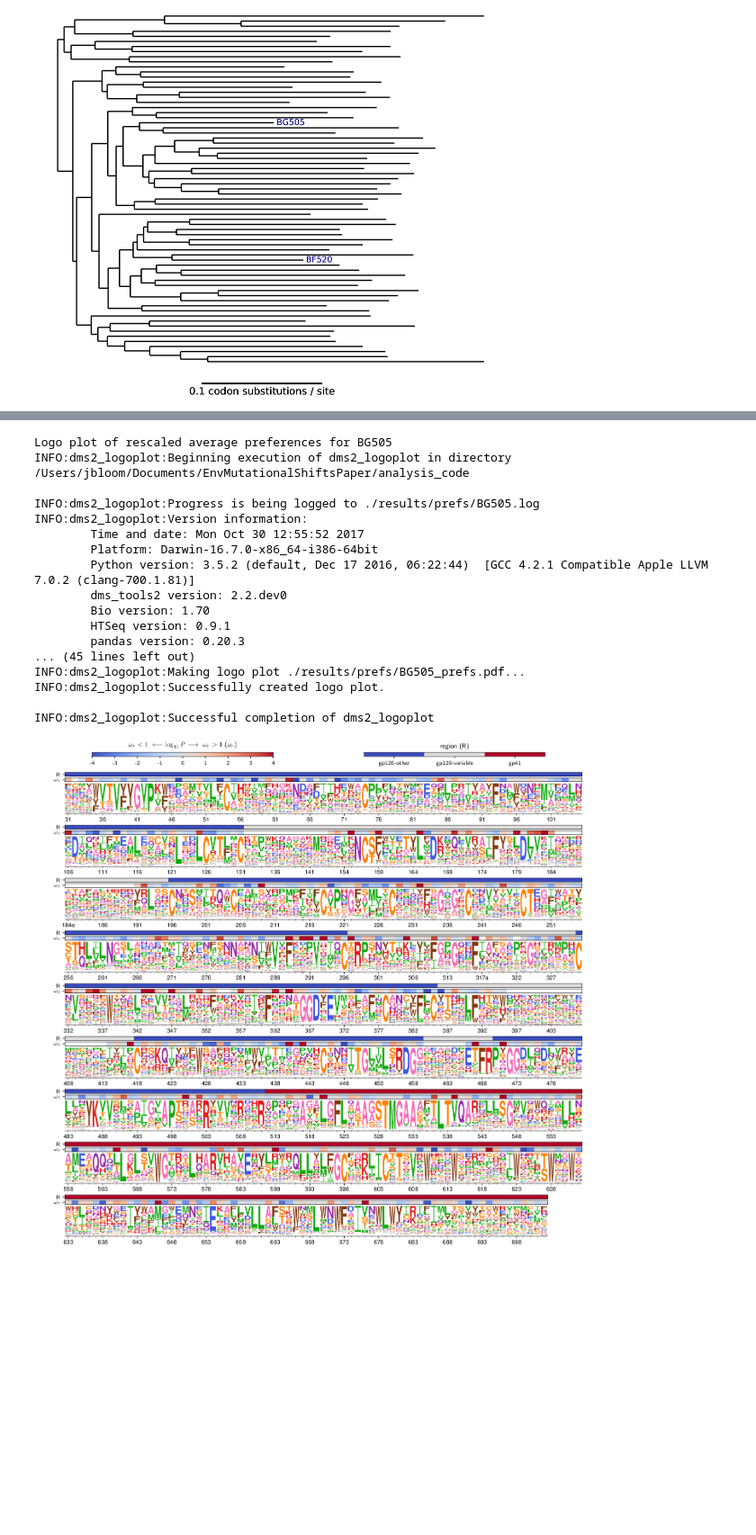
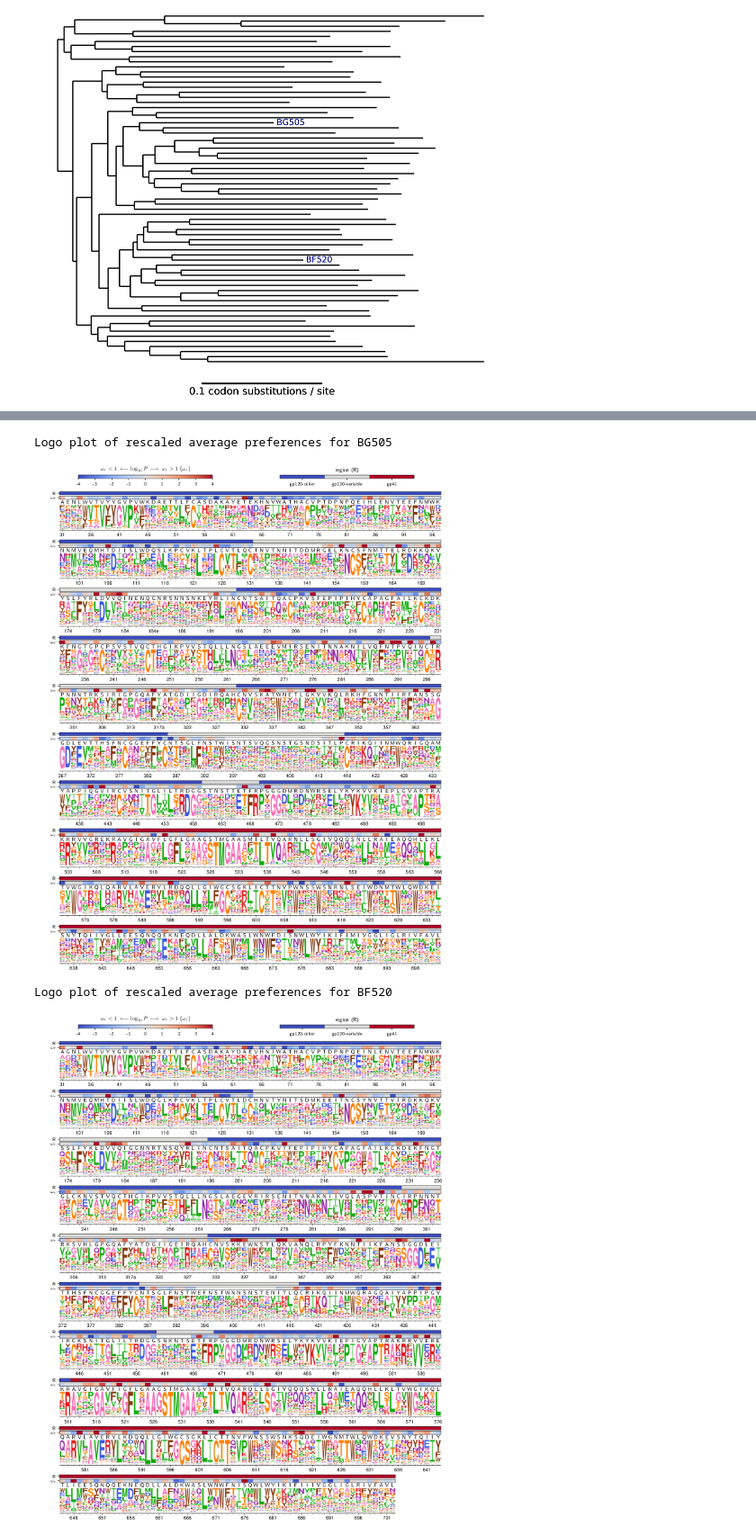
Before and after one commit to jbloomlab/EnvMutationalShiftsPaper, a Jupyter notebook: analysis_code/analysis_notebook.ipynb, the cells around one changed output, grey strips where cells are left out. Shown at 90% size. Saved outputs shown, nothing was run; the diff lists cells and outputs as text; code cells hidden in the pictures; blank space fills up the shorter version.

Commit message:
make complete re-scaled logoplots with overlays

```diff
--- a/analysis_code/analysis_notebook.ipynb
+++ b/analysis_code/analysis_notebook.ipynb
@@ -109,9 +109,11 @@ for env in homologs:
     # first build numbering with HXB2 numbers potentially repeated
     hxb2_r = 1
     hxb2_nums = [] # holds HXB2 numbers
+    wildtype_aas = []
     for (hxb2_aa, aa) in zip(alignedprots['HXB2'], alignedprots[env]):
         if aa != '-':
             hxb2_nums.append(str(hxb2_r - int(hxb2_aa == '-')))
+            wildtype_aas.append(aa)
         if hxb2_aa != '-':
             hxb2_r += 1
 
@@ -127,9 +129,9 @@ for env in homologs:
     print("Writing HXB2 renumbering file for {0} to {1}".format(
             env, renumbfile[env]))
     with open(renumbfile[env], 'w') as f:
-        f.write('original,new\n')
+        f.write('original,new,wildtype\n')
         for (r, new) in enumerate(hxb2_nums):
-            f.write('{0},{1}\n'.format(r + 1, new))
+            f.write('{0},{1},{2}\n'.format(r + 1, new, wildtype_aas[r]))
 # %% [output]
 Writing HXB2 renumbering file for BG505 to ./results/HXB2_numbering/BG505_to_HXB2.csv
 Writing HXB2 renumbering file for BF520 to ./results/HXB2_numbering/BF520_to_HXB2.csv
@@ -671,6 +673,7 @@ mask.index = mask.index.astype('str') # handle sites as strings a some have lett
 # now add columns for each homolog
 for env in homologs:
     env_df = (pandas.read_csv(renumbfile[env])
+              [['new', 'original']]
               .rename(columns={'new':'HXB2', 'original':env})
               .set_index('HXB2')
               )
@@ -991,52 +1002,50 @@ for env in homologs:
     omegabysitefiles[env] = os.path.join(prefsdir, env + '_omegabysite.tsv')
     df.to_csv(omegabysitefiles[env], sep='\t')
 
 # create region overlay, removing missing sites, interpolating ones with letters
 regionoverlay = {}
 regions = pandas.read_csv('./data/Env_regions.csv').set_index('site')['R'].to_dict()
 for env in homologs:
     regionoverlay[env] = os.path.join(prefsdir, env + '_regionoverlay.csv')
     overlay = []
     for r in pandas.read_csv(prefsfiles[env + '-avg'])['site']:
         if not r.isdigit():
             rnum = int(r[ : -1]) # remove trailing letter (e.g., '100a' -> '100')
         else:
             rnum = int(r)
         overlay.append((r, regions[rnum]))
     pandas.DataFrame(overlay, columns=['site', 'R']).to_csv(regionoverlay[env], index=False)
 
+# create files for wildtype overlay
+wildtypeoverlay = {}
+for env in homologs:
+    wildtypeoverlay[env] = os.path.join(prefsdir, env + '_wildtypeoverlay.csv')
+    sites = pandas.read_csv(prefsfiles[env + '-avg'])['site'].values
+    df = (pandas.read_csv(renumbfile[env])
+            .rename(columns={'new':'site'})
+            [['site', 'wildtype']]
+            .query('site in @sites')
+            .to_csv(wildtypeoverlay[env], index=False)
+            )
+
 # make logo plots
 logofiles = {}
 for env in homologs:
     print("\nLogo plot of rescaled average preferences for {0}".format(env))
     logofiles[env] = os.path.join(prefsdir, env + '_prefs.pdf')
-    !dms2_logoplot \
+    log = !dms2_logoplot \
             --prefs {rescaled_prefsfiles[env + '-avg']} \
             --name {env} \
             --outdir {prefsdir} \
-            --nperline 75 \
+            --nperline 67 \
             --numberevery 5 \
-            --overlay1 {omegabysitefiles[env]} omegabysite omegabysite \
-            --overlay2 {regionoverlay[env]} R region \
+            --overlay1 {wildtypeoverlay[env]} wildtype wildtype \
+            --overlay2 {omegabysitefiles[env]} omegabysite omegabysite \
+            --overlay3 {regionoverlay[env]} R region \
             --overlaycolormap coolwarm
     showPDF(logofiles[env])
-    break
 # %% [output]
 Logo plot of rescaled average preferences for BG505
-INFO:dms2_logoplot:Beginning execution of dms2_logoplot in directory /Users/jbloom/Documents/EnvMutationalShiftsPaper/analysis_code
-
-INFO:dms2_logoplot:Progress is being logged to ./results/prefs/BG505.log
-INFO:dms2_logoplot:Version information:
-        Time and date: Mon Oct 30 12:55:52 2017
-        Platform: Darwin-16.7.0-x86_64-i386-64bit
-        Python version: 3.5.2 (default, Dec 17 2016, 06:22:44)  [GCC 4.2.1 Compatible Apple LLVM 7.0.2 (clang-700.1.81)]
-        dms_tools2 version: 2.2.dev0
-        Bio version: 1.70
-        HTSeq version: 0.9.1
-        pandas version: 0.20.3
-... (45 lines left out)
-INFO:dms2_logoplot:Making logo plot ./results/prefs/BG505_prefs.pdf...
-INFO:dms2_logoplot:Successfully created logo plot.
-
-INFO:dms2_logoplot:Successful completion of dms2_logoplot
-[figure, old version]
+[figure, new version]
+Logo plot of rescaled average preferences for BF520
+[figure, added]
```
Also changed, not shown: parts of 2 cells of this notebook, 2 other files.
